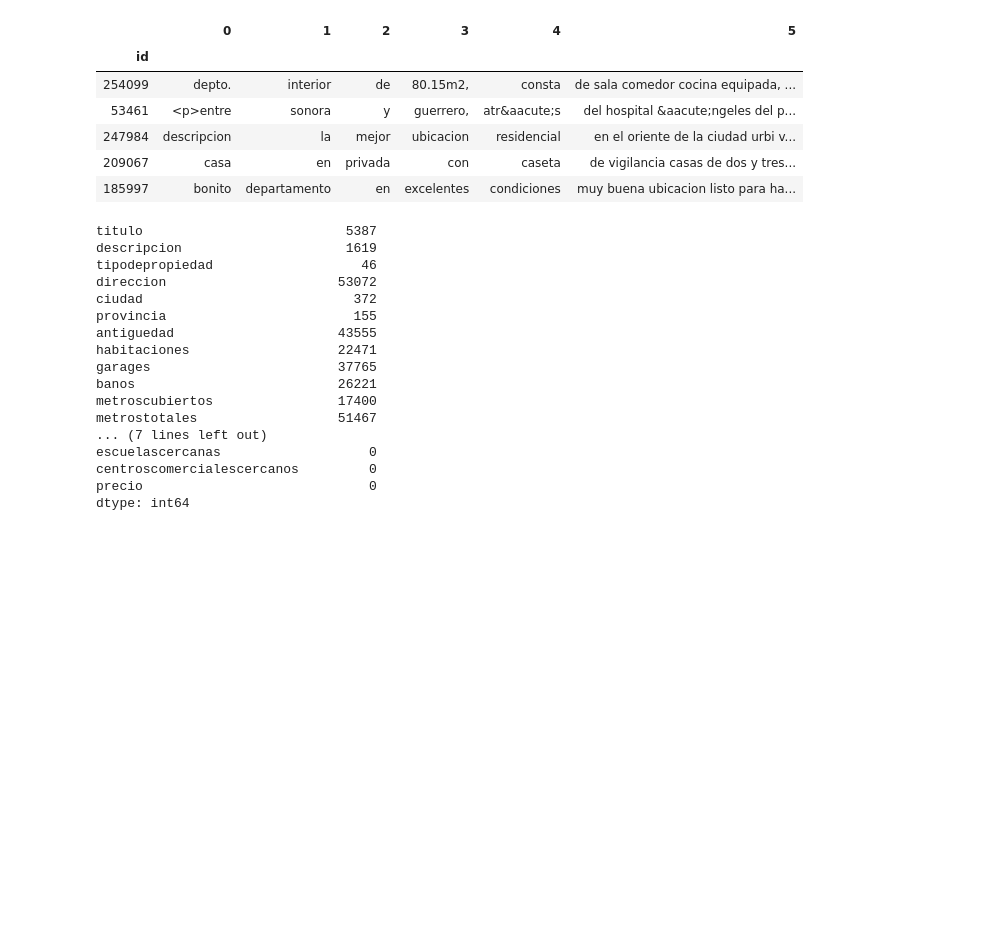
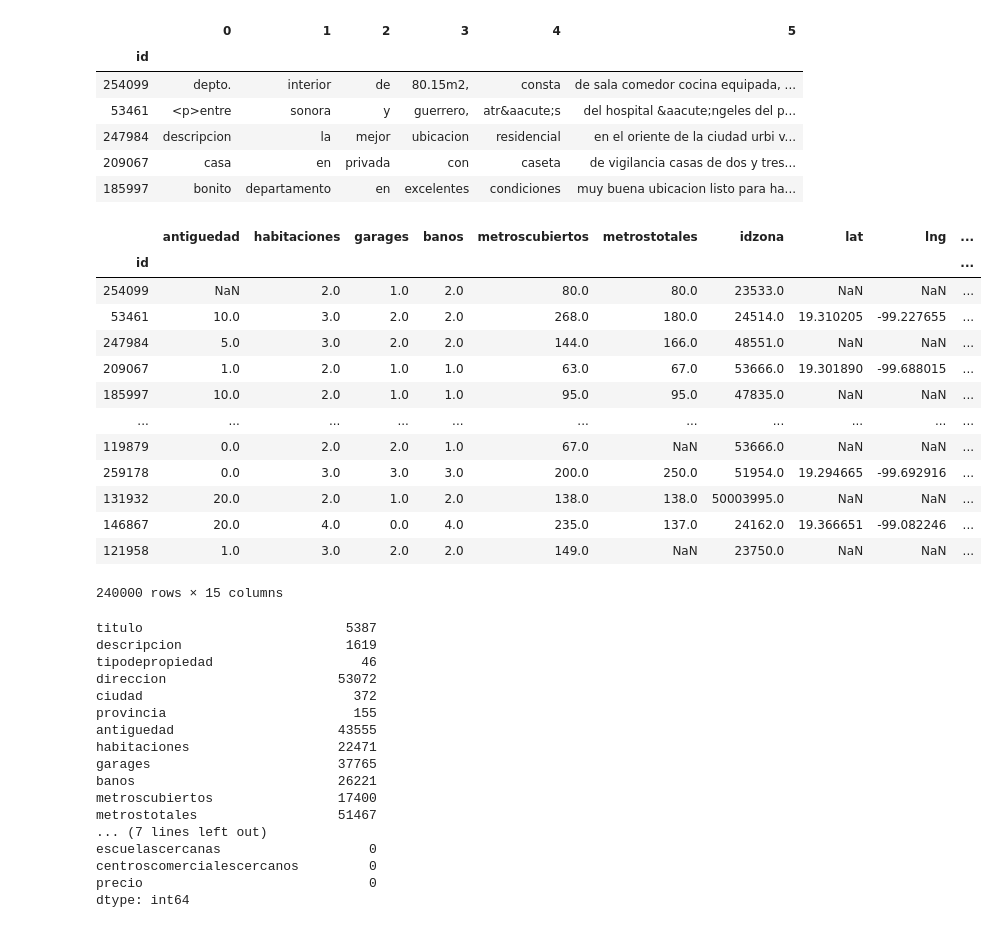
Before and after one commit to camilaserra5/7506-organizacion-de-datos, a Jupyter notebook: general.ipynb, the cells around one changed output. Saved outputs shown, nothing was run; the diff lists cells and outputs as text; code cells hidden in the pictures; blank space fills up the shorter version.

```diff
--- a/general.ipynb
+++ b/general.ipynb
@@ -180,6 +180,23 @@ first_five.head()
 | 247984 | descripcion | la | mejor | ubicacion | residencial | en el oriente de la ciudad urbi v... |
 | 209067 | casa | en | privada | con | caseta | de vigilancia casas de dos y tres... |
 | 185997 | bonito | departamento | en | excelentes | condiciones | muy buena ubicacion listo para ha... |
+# %%
+df.select_dtypes(['number'])
+# %% [output]
+|  | antiguedad | habitaciones | garages | banos | metroscubiertos | metrostotales | idzona | lat | lng | ... |
+| id |  |  |  |  |  |  |  |  |  | ... |
+| 254099 | NaN | 2.0 | 1.0 | 2.0 | 80.0 | 80.0 | 23533.0 | NaN | NaN | ... |
+| 53461 | 10.0 | 3.0 | 2.0 | 2.0 | 268.0 | 180.0 | 24514.0 | 19.310205 | -99.227655 | ... |
+| 247984 | 5.0 | 3.0 | 2.0 | 2.0 | 144.0 | 166.0 | 48551.0 | NaN | NaN | ... |
+| 209067 | 1.0 | 2.0 | 1.0 | 1.0 | 63.0 | 67.0 | 53666.0 | 19.301890 | -99.688015 | ... |
+| 185997 | 10.0 | 2.0 | 1.0 | 1.0 | 95.0 | 95.0 | 47835.0 | NaN | NaN | ... |
+| ... | ... | ... | ... | ... | ... | ... | ... | ... | ... | ... |
+| 119879 | 0.0 | 2.0 | 2.0 | 1.0 | 67.0 | NaN | 53666.0 | NaN | NaN | ... |
+| 259178 | 0.0 | 3.0 | 3.0 | 3.0 | 200.0 | 250.0 | 51954.0 | 19.294665 | -99.692916 | ... |
+| 131932 | 20.0 | 2.0 | 1.0 | 2.0 | 138.0 | 138.0 | 50003995.0 | NaN | NaN | ... |
+| 146867 | 20.0 | 4.0 | 0.0 | 4.0 | 235.0 | 137.0 | 24162.0 | 19.366651 | -99.082246 | ... |
+| 121958 | 1.0 | 3.0 | 2.0 | 2.0 | 149.0 | NaN | 23750.0 | NaN | NaN | ... |
+240000 rows × 15 columns
 # %%
 df.isnull().sum()
 # %% [output]
```
